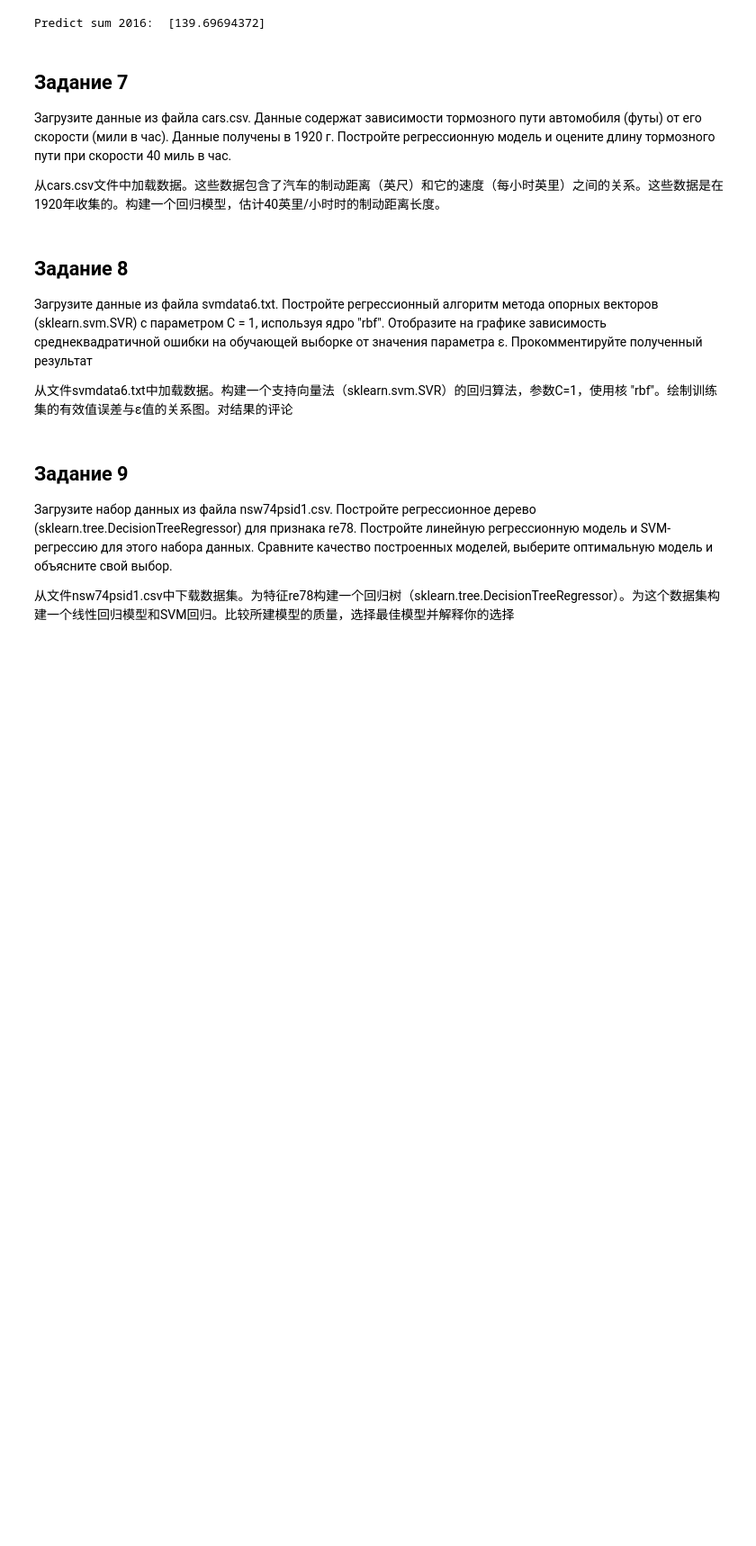
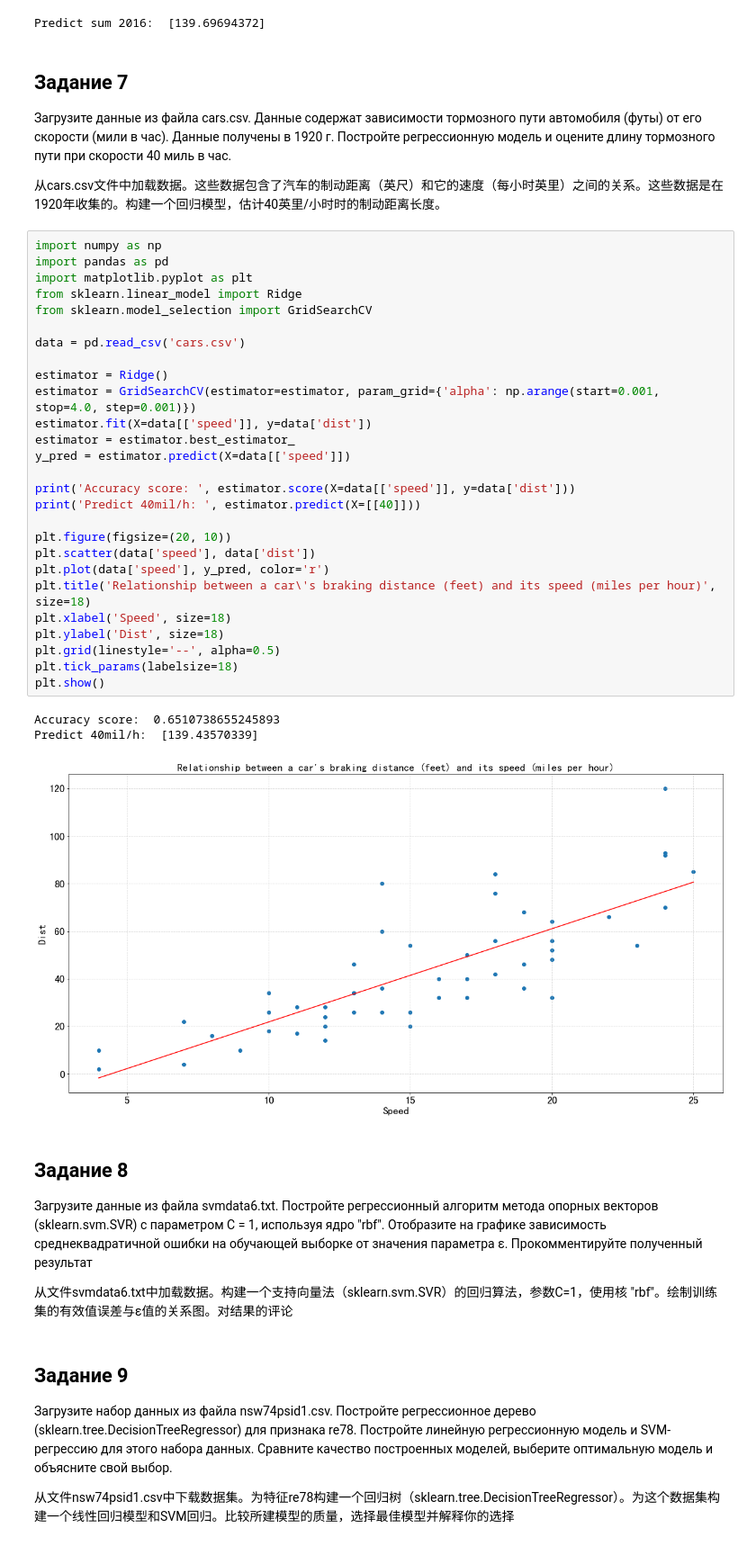
Before and after one commit to NekoSilverFox/Machine-learning, a Jupyter notebook: 150 - 回归算法 - SPbSTU - lab5/lab5 - 线性回归.ipynb, the cells around one changed output. Shown at 90% size. Cells and saved outputs as stored; diff of their text form; blank space fills up the shorter version.

```diff
--- a/150 - 回归算法 - SPbSTU - lab5/lab5 - 线性回归.ipynb
+++ b/150 - 回归算法 - SPbSTU - lab5/lab5 - 线性回归.ipynb
@@ -422,6 +424,37 @@ Predict sum 2016:  [139.69694372]
 Загрузите данные из файла cars.csv. Данные содержат зависимости тормозного пути автомобиля (футы) от его скорости (мили в час). Данные получены в 1920 г. Постройте регрессионную модель и оцените длину тормозного пути при скорости 40 миль в час.
 
 从cars.csv文件中加载数据。这些数据包含了汽车的制动距离（英尺）和它的速度（每小时英里）之间的关系。这些数据是在1920年收集的。构建一个回归模型，估计40英里/小时时的制动距离长度。
+# %%
+import numpy as np
+import pandas as pd
+import matplotlib.pyplot as plt
+from sklearn.linear_model import Ridge
+from sklearn.model_selection import GridSearchCV
+
+data = pd.read_csv('cars.csv')
+
+estimator = Ridge()
+estimator = GridSearchCV(estimator=estimator, param_grid={'alpha': np.arange(start=0.001, stop=4.0, step=0.001)})
+estimator.fit(X=data[['speed']], y=data['dist'])
+estimator = estimator.best_estimator_
+y_pred = estimator.predict(X=data[['speed']])
+
+print('Accuracy score: ', estimator.score(X=data[['speed']], y=data['dist']))
+print('Predict 40mil/h: ', estimator.predict(X=[[40]]))
+
+plt.figure(figsize=(20, 10))
+plt.scatter(data['speed'], data['dist'])
+plt.plot(data['speed'], y_pred, color='r')
+plt.title('Relationship between a car\'s braking distance (feet) and its speed (miles per hour)', size=18)
+plt.xlabel('Speed', size=18)
+plt.ylabel('Dist', size=18)
+plt.grid(linestyle='--', alpha=0.5)
+plt.tick_params(labelsize=18)
+plt.show()
+# %% [output]
+Accuracy score:  0.6510738655245893
+Predict 40mil/h:  [139.43570339]
+[figure, added]
 # %% [markdown]
 ## Задание 8
 
```
Also changed, not shown: parts of 1 cell of this notebook.
